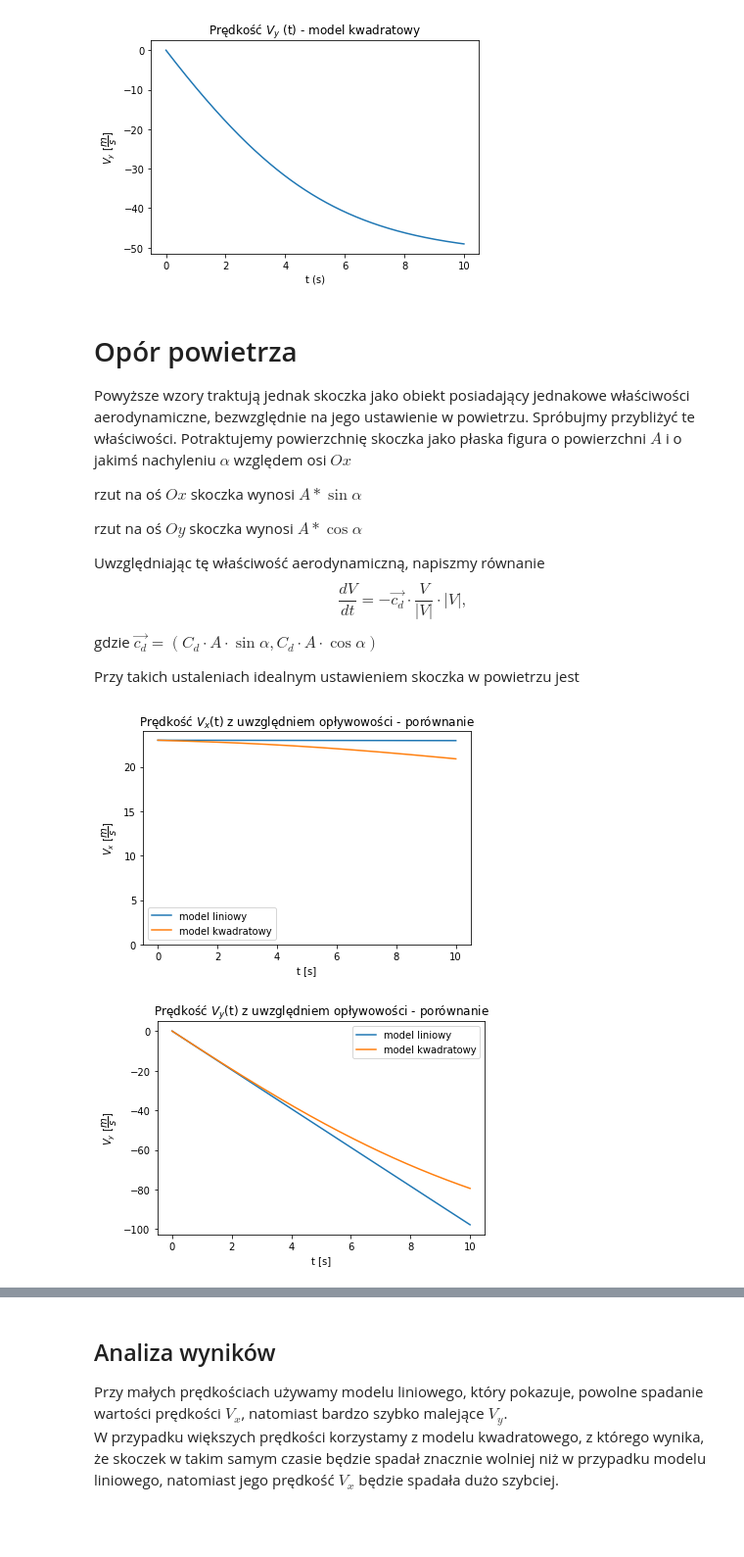
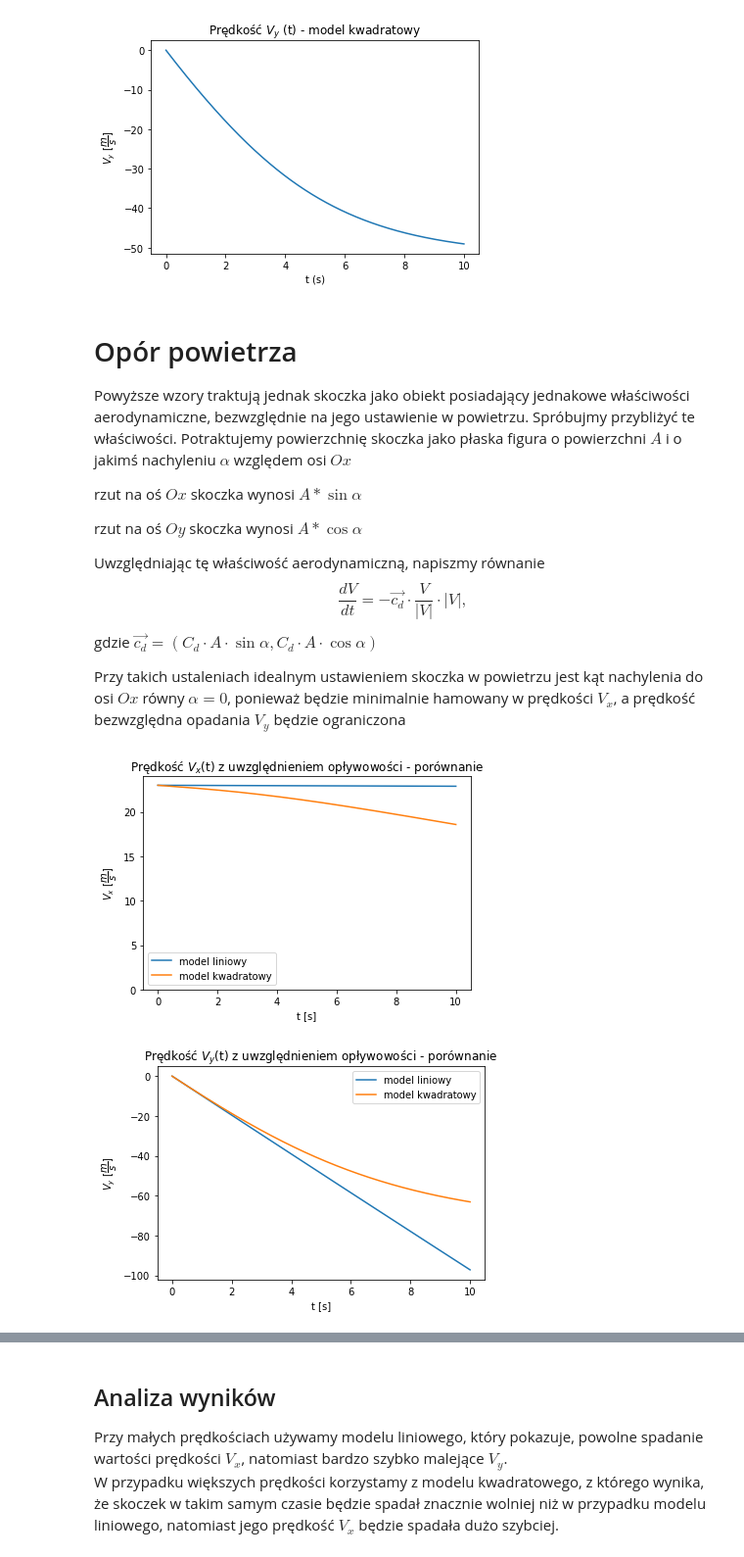
Before and after one commit to maciejratajski1999/Skoki-narciarskie, a Jupyter notebook: main.ipynb, the cells around one changed output, grey strips where cells are left out. Shown: that part at 98% size. Cells and saved outputs as stored; diff of their text form; code cells hidden in the pictures; blank space fills up the shorter version.

```diff
--- a/main.ipynb
+++ b/main.ipynb
@@ -156,6 +156,8 @@ $
 $
 aby znaleźć funkcję z punktem przegięcia dla żądanego $a$.
 # %%
+import numpy
+
 class Hill:
 
     def __init__(self, length, velocity, angle=0):
@@ -167,9 +169,9 @@ class Hill:
         self.velocity = velocity
         self.length = length
         self.draw_length = self.length*1.25
-        self.height = self.length*(0.6)
+        self.difference = self.draw_length - self.length
+        self.height = self.length*(self.length/200)
         self.modifier = ((2/3)*((self.draw_length)**2))/(self.height)
-        self.difference = self.draw_length - self.length
         self.angle = angle
 
     def curve(self, x):
@@ -180,17 +182,10 @@ class Hill:
         x= x +self.difference
         return ((1/(3*(self.draw_length)))*(x**3) - (x**2))/self.modifier + self.height
 
-
-import numpy
-skocznia = Hill(100,23)
-x_data = numpy.arange(0,skocznia.length*1.75, 0.01)
-y_data = [skocznia.curve(x) for x in x_data]
-from matplotlib import pyplot
-pyplot.plot(x_data,y_data)
-pyplot.scatter(skocznia.length,0)
-pyplot.annotate("K", (skocznia.length,0), size=20)
-pyplot.title("Skocznia")
-pyplot.xlabel("Długość")
-pyplot.ylabel("Wysokość")
-pyplot.gca().set_aspect('equal', adjustable='box')
-pyplot.show()
+    def distance(self, a):
+        # przybliża odległość skoku, dla punktu lądowania o x-owej współrzędnej a
+        delta_x = 1
+        xs = numpy.arange(0,a,delta_x)
+        ys = [self.curve(x)*delta_x for x in xs]
+        surface = [((ys[i]-ys[i-1])**2 + delta_x**2)**(1/2) for i in range(1,len(ys))]
+        return sum(surface)
@@ -309,13 +317,13 @@ Uwzględniając tę właściwość aerodynamiczną, napiszmy równanie
 \end{equation}
 gdzie $\vec{c_d} = \left(C_d \cdot A \cdot \sin{\alpha}, C_d \cdot A \cdot \cos{\alpha}\right)$
 
-Przy takich ustaleniach idealnym ustawieniem skoczka w powietrzu jest
+Przy takich ustaleniach idealnym ustawieniem skoczka w powietrzu jest kąt nachylenia do osi $Ox$ równy $ \alpha = 0$, ponieważ będzie minimalnie hamowany w prędkości $V_x$, a prędkość bezwzględna opadania $V_y$ będzie ograniczona
 # %%
 from math import sin, cos, pi
 delta_time = 0.001
 time = numpy.arange(0,10,delta_time)
 jumper = Jumper(55)
-Cd = 0.04 / jumper.mass
+Cd = 0.1 / jumper.mass
 g = 9.81
 angle = pi/12
 area_coefficient = sin(angle), cos(angle)
@@ -351,20 +359,20 @@ for t in time[1:]:
 pyplot.plot(time,linear_VX)
 pyplot.plot(time,square_VX)
 pyplot.legend(["model liniowy", "model kwadratowy"])
-pyplot.title("Prędkość $V_x$(t) z uwzględniem opływowości - porównanie")
+pyplot.title("Prędkość $V_x$(t) z uwzględnieniem opływowości - porównanie")
 pyplot.xlabel("t [s]")
 pyplot.ylabel("$V_x$ [$\dfrac{m}{s}$]")
 pyplot.ylim(0, linear_VX[0]+1)
 pyplot.show()
 # %% [output]
-[figure, old version]
+[figure, new version]
 # %%
 pyplot.plot(time,linear_VY)
 pyplot.plot(time,square_VY)
 pyplot.legend(["model liniowy", "model kwadratowy"])
-pyplot.title("Prędkość $V_y$(t) z uwzględniem opływowości - porównanie")
+pyplot.title("Prędkość $V_y$(t) z uwzględnieniem opływowości - porównanie")
 pyplot.xlabel("t [s]")
 pyplot.ylabel("$V_y$ [$\dfrac{m}{s}$]")
 pyplot.show()
 # %% [output]
-[figure, old version]
+[figure, new version]
```
Also changed, not shown: parts of 8 cells of this notebook, 2 other files.
